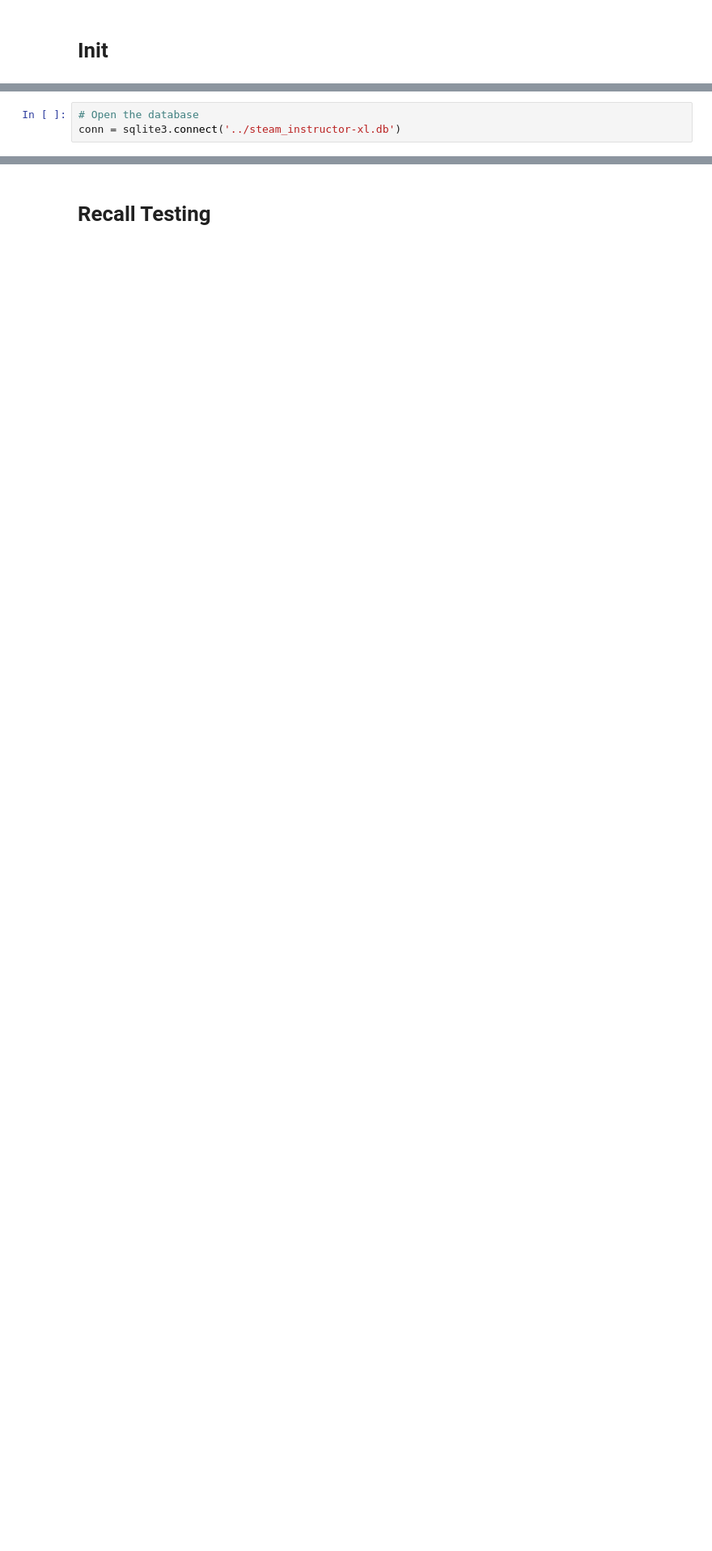
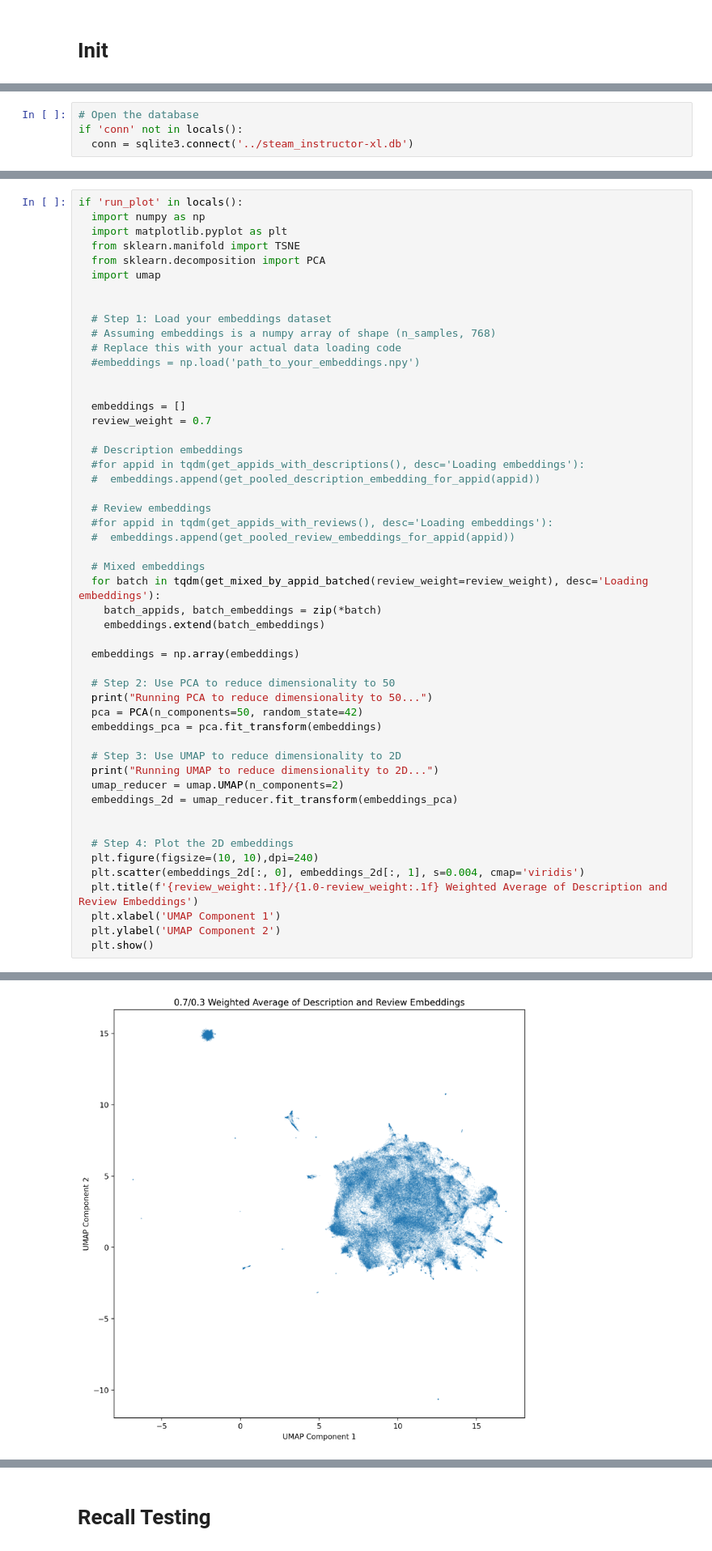
Before and after one commit to Netruk44/steam-embedding-search, a Jupyter notebook: 03_hnsw-index/playground.ipynb, the cells around one changed output, grey strips where cells are left out. Shown at 81% size. Saved outputs shown, nothing was run; the diff lists cells and outputs as text; blank space fills up the shorter version.

```diff
--- a/03_hnsw-index/playground.ipynb
+++ b/03_hnsw-index/playground.ipynb
@@ -10,7 +10,8 @@ from tqdm.auto import tqdm, trange
 import time
 # %%
 # Open the database
-conn = sqlite3.connect('../steam_instructor-xl.db')
+if 'conn' not in locals():
+  conn = sqlite3.connect('../steam_instructor-xl.db')
 # %%
 # Helper functions
 
@@ -209,0 +276,52 @@ def get_index_dimension():
+# %%
+if 'run_plot' in locals():
+  import numpy as np
+  import matplotlib.pyplot as plt
+  from sklearn.manifold import TSNE
+  from sklearn.decomposition import PCA
+  import umap
+
+
+  # Step 1: Load your embeddings dataset
+  # Assuming embeddings is a numpy array of shape (n_samples, 768)
+  # Replace this with your actual data loading code
+  #embeddings = np.load('path_to_your_embeddings.npy')
+
+
+  embeddings = []
+  review_weight = 0.7
+
+  # Description embeddings
+  #for appid in tqdm(get_appids_with_descriptions(), desc='Loading embeddings'):
+  #  embeddings.append(get_pooled_description_embedding_for_appid(appid))
+
+  # Review embeddings
+  #for appid in tqdm(get_appids_with_reviews(), desc='Loading embeddings'):
+  #  embeddings.append(get_pooled_review_embeddings_for_appid(appid))
+
+  # Mixed embeddings
+  for batch in tqdm(get_mixed_by_appid_batched(review_weight=review_weight), desc='Loading embeddings'):
+    batch_appids, batch_embeddings = zip(*batch)
+    embeddings.extend(batch_embeddings)
+
+  embeddings = np.array(embeddings)
+
+  # Step 2: Use PCA to reduce dimensionality to 50
+  print("Running PCA to reduce dimensionality to 50...")
+  pca = PCA(n_components=50, random_state=42)
+  embeddings_pca = pca.fit_transform(embeddings)
+
+  # Step 3: Use UMAP to reduce dimensionality to 2D
+  print("Running UMAP to reduce dimensionality to 2D...")
+  umap_reducer = umap.UMAP(n_components=2)
+  embeddings_2d = umap_reducer.fit_transform(embeddings_pca)
+
+
+  # Step 4: Plot the 2D embeddings
+  plt.figure(figsize=(10, 10),dpi=240)
+  plt.scatter(embeddings_2d[:, 0], embeddings_2d[:, 1], s=0.004, cmap='viridis')
+  plt.title(f'{review_weight:.1f}/{1.0-review_weight:.1f} Weighted Average of Description and Review Embeddings')
+  plt.xlabel('UMAP Component 1')
+  plt.ylabel('UMAP Component 2')
+  plt.show()
+# %% [output]
@@ -209,0 +330 @@ def get_index_dimension():
+[figure, added]
```
Also changed, not shown: parts of 18 cells of this notebook.
